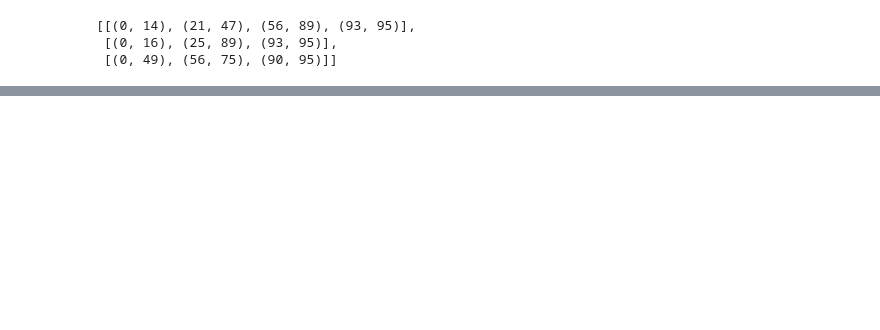
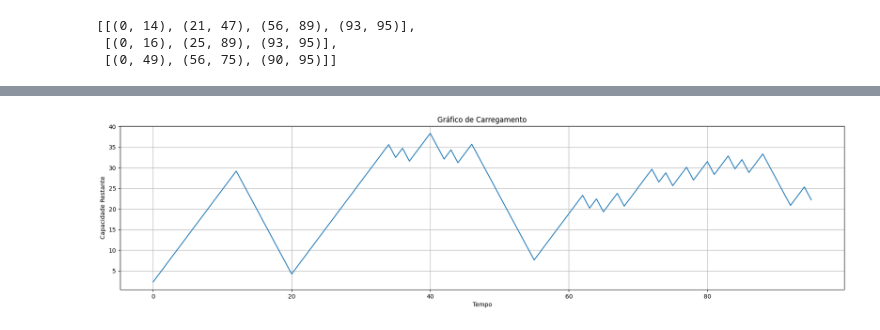
Before and after one commit to pachecowillians/grey-wolf-optimization, a Jupyter notebook: gwo_evrp.ipynb, the cells around one changed output, grey strips where cells are left out. Drawn from its saved outputs; the diff is of its cells as text; code cells hidden in the pictures; blank space fills up the shorter version.

```diff
--- a/gwo_evrp.ipynb
+++ b/gwo_evrp.ipynb
@@ -155 +194,25 @@ def split_list(lst, chunk_size=NUM_INTERVALS):
+# %%
+car_energy = 0
+
+capacity_in_time = []
+
+for car_state in separated_cars_state[0]:
+    if car_state <= 0:
+        car_energy -= cars[0]["tx_discharge"]
+    else:
+        car_energy = min(car_energy + cars[0]["tx_charge"], cars[0]["autonomy_kwh"])
+
+    capacity_in_time.append(car_energy)
+
+
+# Plotar o gráfico
+plt.figure(figsize=(22, 5))
+plt.plot(capacity_in_time)
+plt.title("Gráfico de Carregamento")
+plt.xlabel("Tempo")
+plt.ylabel("Capacidade Restante")
+plt.grid(True)
+plt.show()
+# %% [output]
+[figure, added]
 # %%
```
Also changed, not shown: parts of 10 cells of this notebook.
